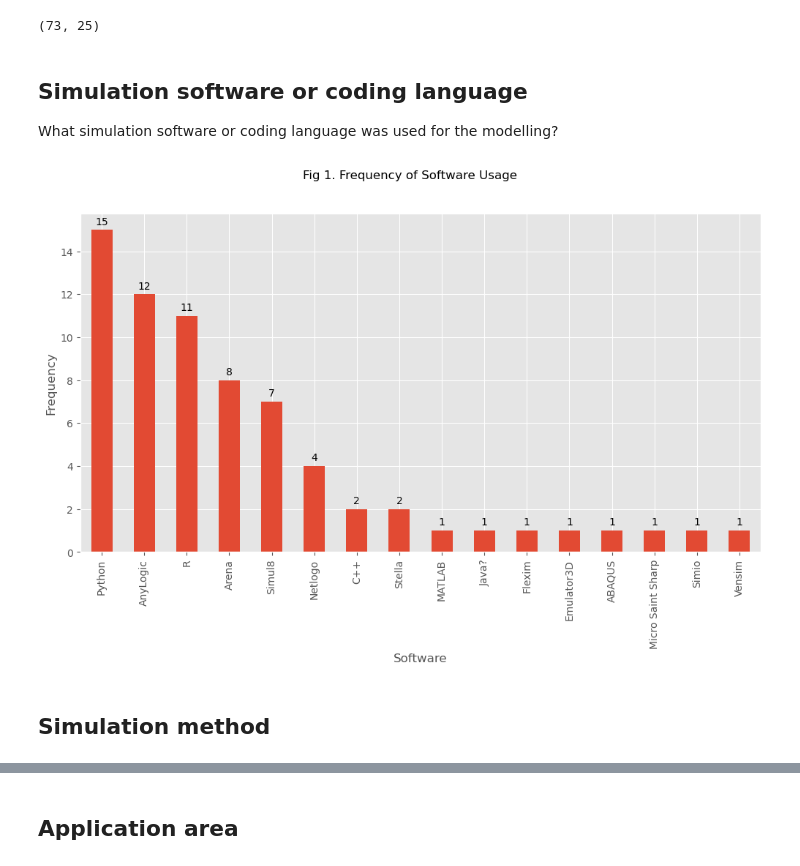
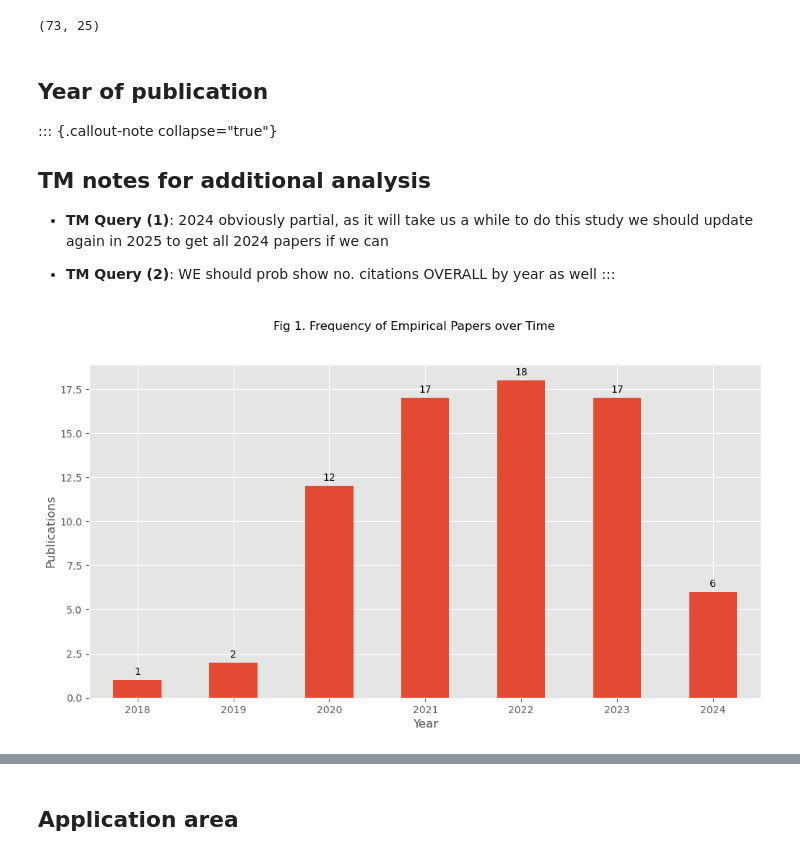
Before and after one commit to pythonhealthdatascience/stress_update, a Jupyter notebook: quarto_site/analysis.ipynb, the cells around one changed output, grey strips where cells are left out. Saved outputs shown, nothing was run; the diff lists cells and outputs as text; code cells hidden in the pictures.

Commit message:
feat(summary): adding plots to summary

```diff
--- a/quarto_site/analysis.ipynb
+++ b/quarto_site/analysis.ipynb
@@ -250,7 +295,3 @@ USED_STRESS = filter_to_application_studies(clean_review_df)
 USED_STRESS.shape
 # %% [output]
 (73, 25)
-# %% [markdown]
-## Simulation software or coding language
-
-What simulation software or coding language was used for the modelling?
@@ -291,7 +298,42 @@ def figure_1(data: pd.DataFrame, include_fig_title: Optional[bool] = True):
+# %% [markdown]
+## Year of publication
+
+
+::: {.callout-note collapse="true"}
+## TM notes for additional analysis
+
+* **TM Query (1)**: 2024 obviously partial, as it will take us a while to do this study we should update again in 2025 to get all 2024 papers if we can
+
+*  **TM Query (2)**: WE should prob show no. citations OVERALL by year as well
+:::
+# %%
+def figure_1(data: pd.DataFrame, figsize: Optional[int|int] = (12,6)):
+    '''
+    Create bar chart of publications by year (ordered)
+
+    Parameters:
+    ---------
+    data: pd.DataFrame
+        The cleaned + filtered review data to plot
+
+    figsize = Tuple(int, int)
+        Size of matplotlib figure
+
+    Returns:
+    -------
+    out: fig and axis of plot
+    '''
+
+    # The frequency of papers that have used STRESS guidelines
+    # based on the publication year
+    year_freq = data["year"].value_counts().sort_index(ascending=True)
+
+    return frequency_bar_chart(data=year_freq,
+                               x_label="Year",
+                               y_label="Publications")
 # %%
-fig, ax = figure_1(USED_STRESS)
+fig, ax = figure_1(USED_STRESS, False)
 fig.savefig('./figures/figure_1.png', dpi=300, bbox_inches="tight")
+_ = fig.suptitle("Fig 1. Frequency of Empirical Papers over Time")
 # %% [output]
-[figure, old version]
+[figure, new version]
-# %% [markdown]
-## Simulation method
```
Also changed, not shown: parts of 33 cells of this notebook, 8 other files.
